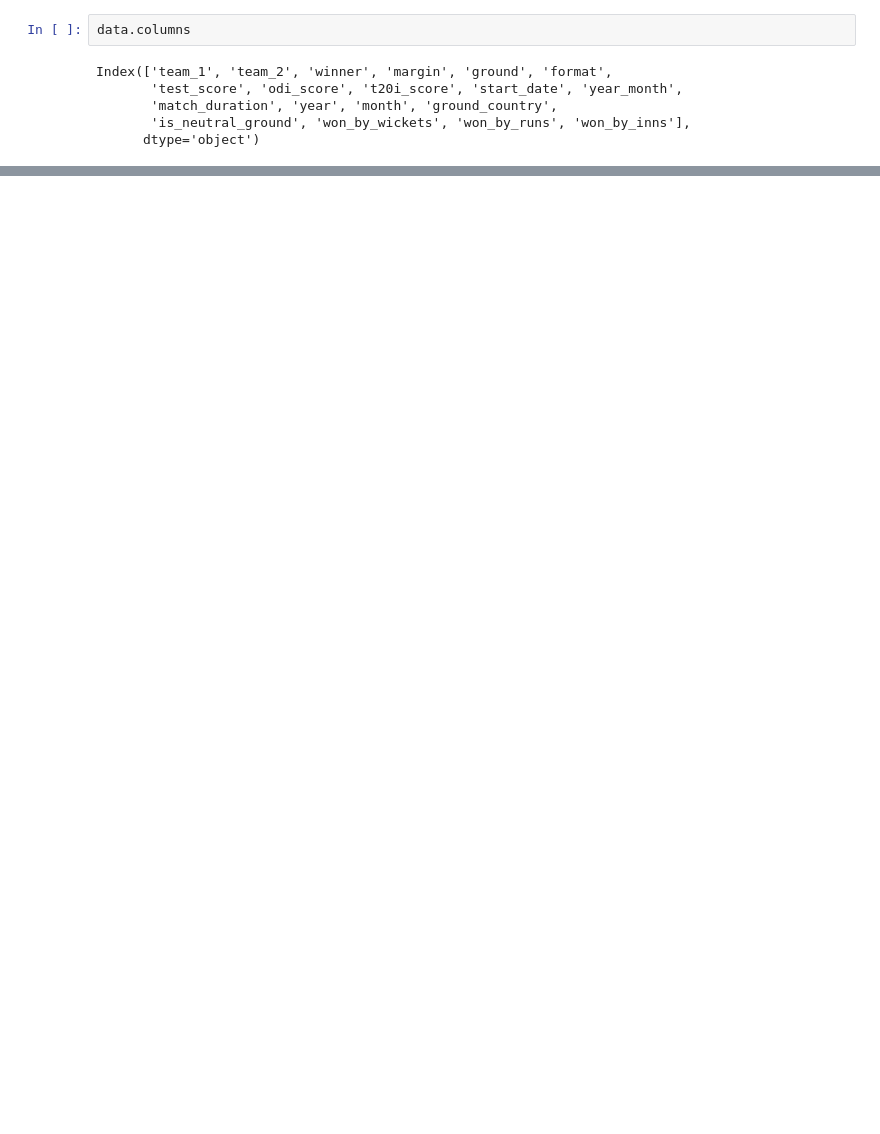
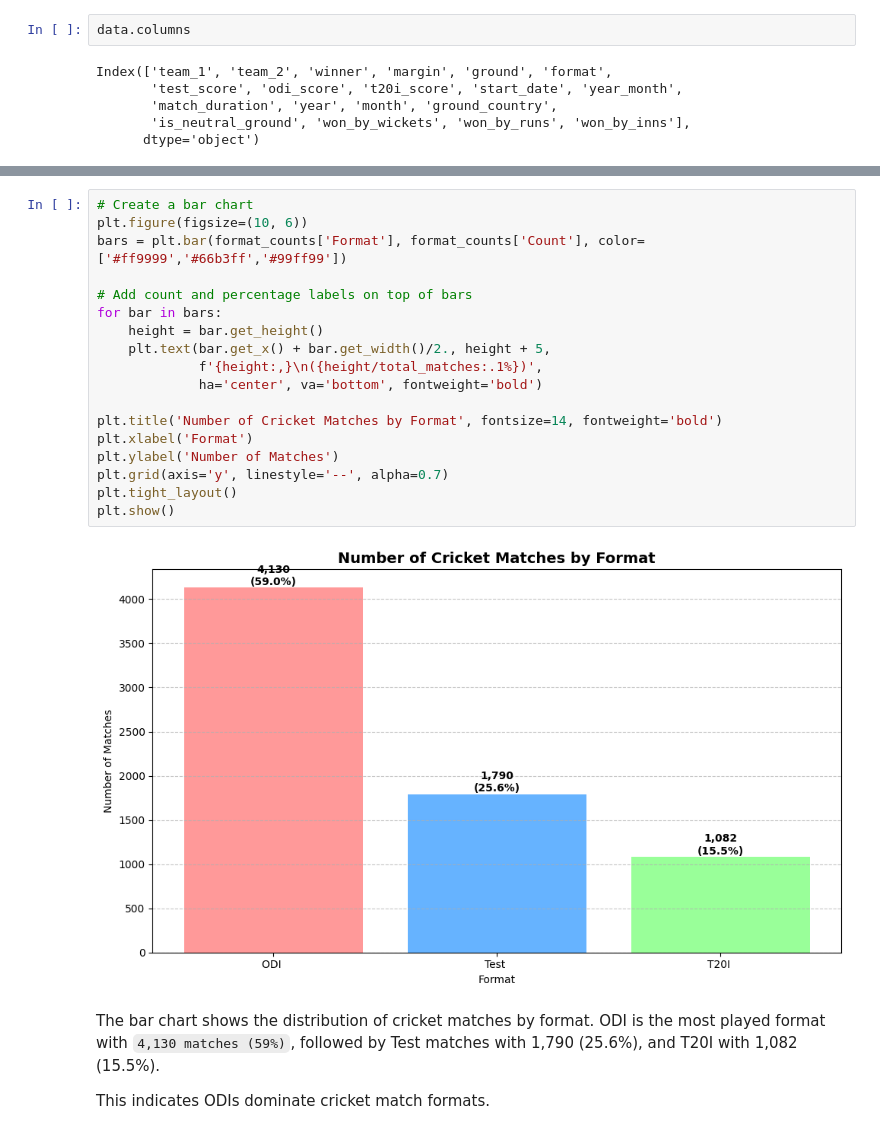
Before and after one commit to RussDai/Projects, a Jupyter notebook: 02_Data_Visuallization/01_Test_Nations_Data_Analysis/src/data_analysis_main.ipynb, the cells around one changed output, grey strips where cells are left out. Cells and saved outputs as stored; diff of their text form; blank space fills up the shorter version.

```diff
--- a/02_Data_Visuallization/01_Test_Nations_Data_Analysis/src/data_analysis_main.ipynb
+++ b/02_Data_Visuallization/01_Test_Nations_Data_Analysis/src/data_analysis_main.ipynb
@@ -34,0 +100,24 @@ Index(['team_1', 'team_2', 'winner', 'margin', 'ground', 'format',
+# %%
+# Create a bar chart
+plt.figure(figsize=(10, 6))
+bars = plt.bar(format_counts['Format'], format_counts['Count'], color=['#ff9999','#66b3ff','#99ff99'])
+
+# Add count and percentage labels on top of bars
+for bar in bars:
+    height = bar.get_height()
+    plt.text(bar.get_x() + bar.get_width()/2., height + 5,
+             f'{height:,}\n({height/total_matches:.1%})',
+             ha='center', va='bottom', fontweight='bold')
+
+plt.title('Number of Cricket Matches by Format', fontsize=14, fontweight='bold')
+plt.xlabel('Format')
+plt.ylabel('Number of Matches')
+plt.grid(axis='y', linestyle='--', alpha=0.7)
+plt.tight_layout()
+plt.show()
+# %% [output]
+[figure, added]
+# %% [markdown]
+The bar chart shows the distribution of cricket matches by format. ODI is the most played format with `4,130 matches (59%)`, followed by Test matches with 1,790 (25.6%), and T20I with 1,082 (15.5%).
+
+This indicates ODIs dominate cricket match formats.
```
Also changed, not shown: parts of 29 cells of this notebook.
